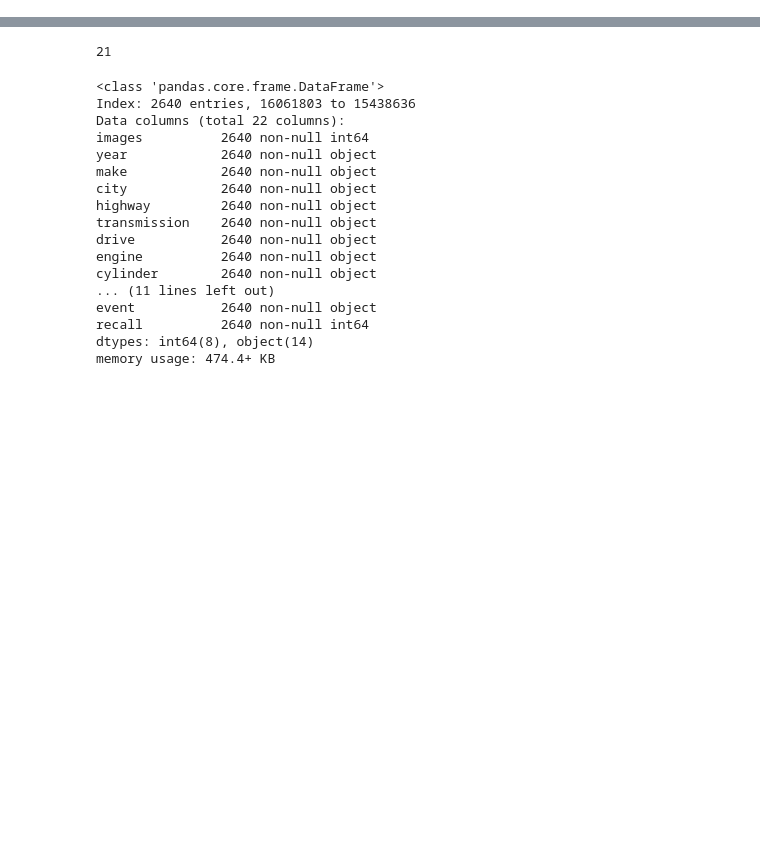
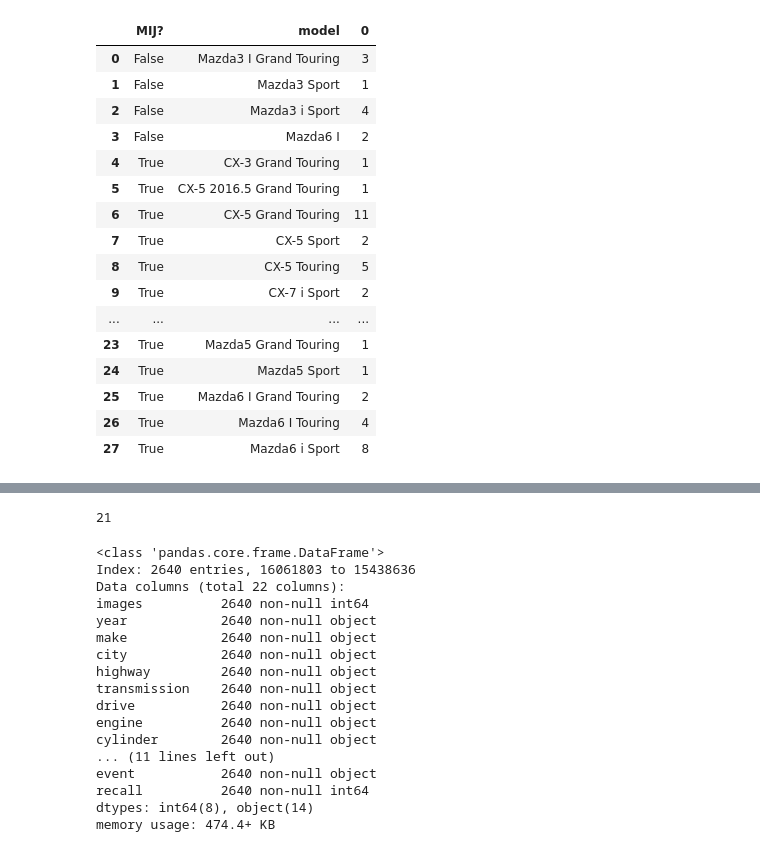
Before and after one commit to leomaxx/song_metis, a Jupyter notebook: project/project2_luther/2_carmax_data_cleaning.ipynb, the cells around one changed output, grey strips where cells are left out. Drawn from its saved outputs; the diff is of its cells as text; code cells hidden in the pictures; blank space fills up the shorter version.

```diff
--- a/project/project2_luther/2_carmax_data_cleaning.ipynb
+++ b/project/project2_luther/2_carmax_data_cleaning.ipynb
@@ -77,3 +79,5 @@ colnames = ['stock_id',
 # %%
 df = pd.DataFrame(data, columns = colnames)
 df.set_index('stock_id', inplace=True)
+# %%
+mazda = df[(df['make'] == 'Mazda')]
@@ -80,3 +114,25 @@ df.set_index('stock_id', inplace=True)
+# %%
+model_country = pd.DataFrame(mazda.groupby(['country', 'model']).size().reset_index())
+model_country.rename(columns={'country':'MIJ?', '0':'count'}, inplace=True)
+model_country
+# %% [output]
+|  | MIJ? | model | 0 |
+| 0 | False | Mazda3 I Grand Touring | 3 |
+| 1 | False | Mazda3 Sport | 1 |
+| 2 | False | Mazda3 i Sport | 4 |
+| 3 | False | Mazda6 I | 2 |
+| 4 | True | CX-3 Grand Touring | 1 |
+| 5 | True | CX-5 2016.5 Grand Touring | 1 |
+| 6 | True | CX-5 Grand Touring | 11 |
+| 7 | True | CX-5 Sport | 2 |
+| 8 | True | CX-5 Touring | 5 |
+| 9 | True | CX-7 i Sport | 2 |
+| ... | ... | ... | ... |
+| 23 | True | Mazda5 Grand Touring | 1 |
+| 24 | True | Mazda5 Sport | 1 |
+| 25 | True | Mazda6 I Grand Touring | 2 |
+| 26 | True | Mazda6 I Touring | 4 |
+| 27 | True | Mazda6 i Sport | 8 |
 # %%
 ## Remove the information irrelevant to prediction
 reduced_columns = [
```
Also changed, not shown: parts of 3 cells of this notebook, 12 other files.
